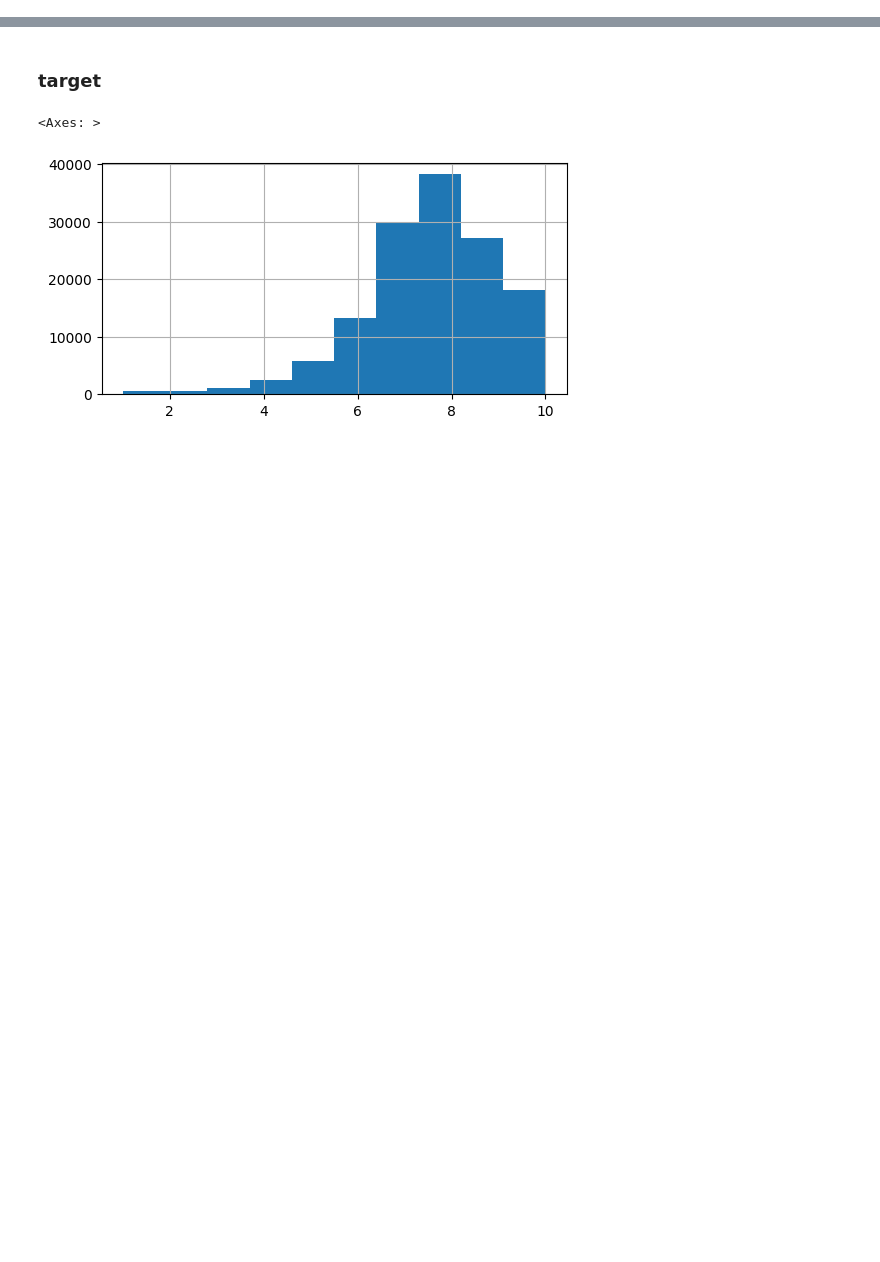
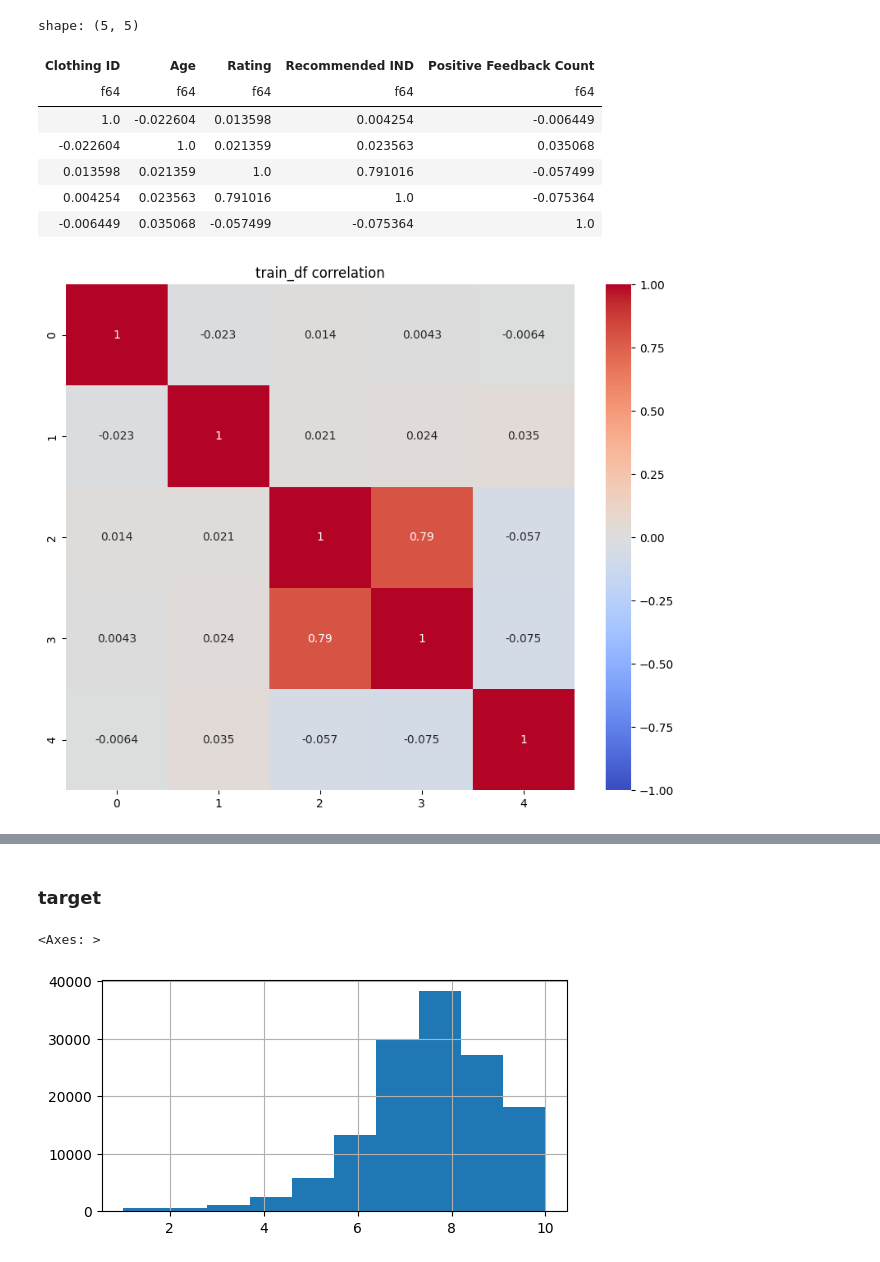
Before and after one commit to yumizu-da/atmaCup17, a Jupyter notebook: exp/000/eda.ipynb, the cells around one changed output, grey strips where cells are left out. Saved outputs shown, nothing was run; the diff lists cells and outputs as text; code cells hidden in the pictures; blank space fills up the shorter version.

```diff
--- a/exp/000/eda.ipynb
+++ b/exp/000/eda.ipynb
@@ -3,16 +3,19 @@ from pathlib import Path
 
 import numpy as np
 import pandas as pd
+import polars as pl
 import seaborn as sns
 from hydra import compose, initialize
 from matplotlib import pyplot as plt
 from matplotlib_venn import venn2
 
+pl.Config.set_fmt_str_lengths(100)
+
 
 def draw_venn2(train, test, rows, columns, x_size, y_size):
     fig, axes = plt.subplots(rows, columns, figsize=(x_size, y_size))
     column_names = test.columns
-    for col, ax in zip(column_names, axes.ravel()):
+    for col, ax in zip(column_names, axes.ravel(), strict=False):
         venn2(
             subsets=(set(train[col].dropna().unique()), set(test[col].dropna().unique())),
             set_labels=("train", "test"),
@@ -26,8 +29,8 @@ with initialize(config_path="config", version_base=None):
     cfg = compose(config_name="config")
     cfg.exp_number = Path().resolve().name
 # %%
-train_df = pd.read_csv(cfg.data.train_path)
-anime_df = pd.read_csv(cfg.data.anime_path)
-test_df = pd.read_csv(cfg.data.test_path)
-sub_df = pd.read_csv(cfg.data.sample_submission_path)
+train_df = pl.read_csv(cfg.data.train_path, try_parse_dates=True)
+cloth_df = pl.read_csv(cfg.data.cloth_path, try_parse_dates=True)
+test_df = pl.read_csv(cfg.data.test_path, try_parse_dates=True)
+# sub_df = pl.read_csv(cfg.data.sample_submission_path)
 # %%
@@ -120,5 +72,0 @@ None
-# %%
-train_df = train_df.merge(anime_df, how="left", on="anime_id")
-test_df = test_df.merge(anime_df, how="left", on="anime_id")
-
-draw_venn2(train_df, test_df, rows=3, columns=7, x_size=15, y_size=12)
@@ -126,0 +174,21 @@ draw_venn2(train_df, test_df, rows=3, columns=7, x_size=15, y_size=12)
+# %%
+# train_dfの相関係数
+train_corr = train_df.select(["Clothing ID", "Age","Rating", "Recommended IND", "Positive Feedback Count"]).corr()
+
+display(train_corr)
+
+# ヒートマップの描画
+plt.figure(figsize=(10, 8))
+sns.heatmap(train_corr, annot=True, cmap="coolwarm", vmin=-1, vmax=1, center=0)
+plt.title("train_df correlation")
+plt.show()
+# %% [output]
+shape: (5, 5)
+| Clothing ID | Age | Rating | Recommended IND | Positive Feedback Count |
+| f64 | f64 | f64 | f64 | f64 |
+| 1.0 | -0.022604 | 0.013598 | 0.004254 | -0.006449 |
+| -0.022604 | 1.0 | 0.021359 | 0.023563 | 0.035068 |
+| 0.013598 | 0.021359 | 1.0 | 0.791016 | -0.057499 |
+| 0.004254 | 0.023563 | 0.791016 | 1.0 | -0.075364 |
+| -0.006449 | 0.035068 | -0.057499 | -0.075364 | 1.0 |
+[figure, added]
```
Also changed, not shown: parts of 15 cells of this notebook, 18 other files.
